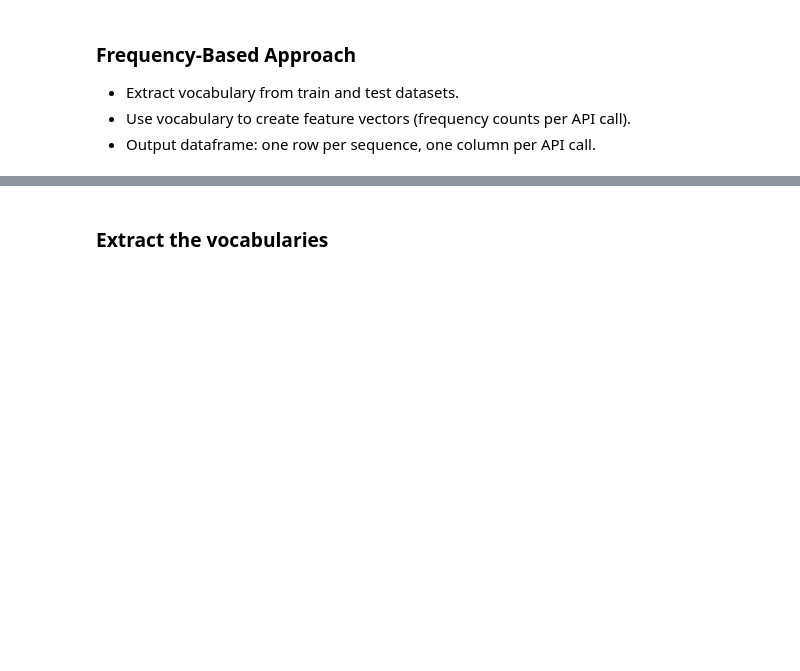
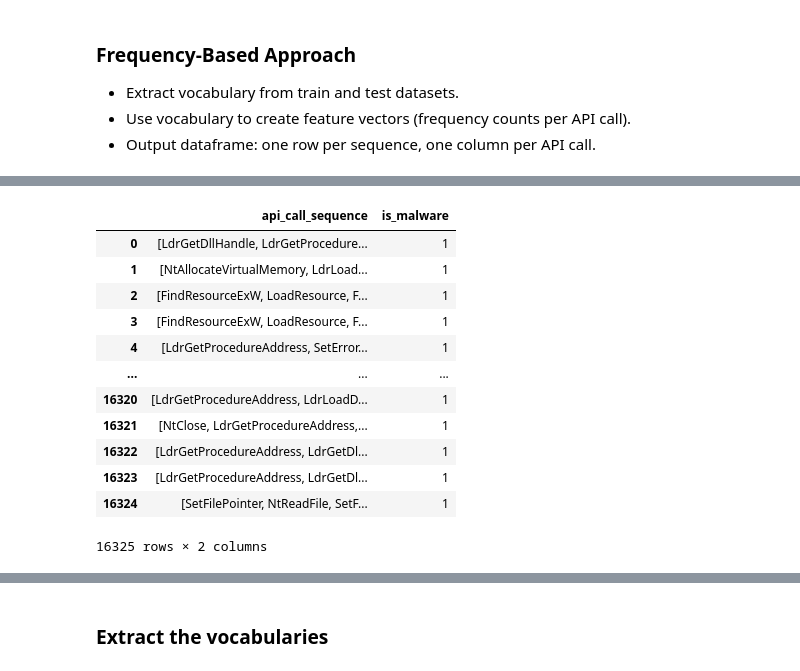
Before and after one commit to AImSecure/Laboratory2, a Jupyter notebook: lab/notebooks/Lab2_FFNN_RNN_GNN.ipynb, the cells around one changed output, grey strips where cells are left out. Drawn from its saved outputs; the diff is of its cells as text; code cells hidden in the pictures; blank space fills up the shorter version.

```diff
--- a/lab/notebooks/Lab2_FFNN_RNN_GNN.ipynb
+++ b/lab/notebooks/Lab2_FFNN_RNN_GNN.ipynb
@@ -172,0 +189,16 @@ os.makedirs(save_dir, exist_ok=True)
+# %%
+df_train
+# %% [output]
+|  | api_call_sequence | is_malware |
+| 0 | [LdrGetDllHandle, LdrGetProcedure... | 1 |
+| 1 | [NtAllocateVirtualMemory, LdrLoad... | 1 |
+| 2 | [FindResourceExW, LoadResource, F... | 1 |
+| 3 | [FindResourceExW, LoadResource, F... | 1 |
+| 4 | [LdrGetProcedureAddress, SetError... | 1 |
+| ... | ... | ... |
+| 16320 | [LdrGetProcedureAddress, LdrLoadD... | 1 |
+| 16321 | [NtClose, LdrGetProcedureAddress,... | 1 |
+| 16322 | [LdrGetProcedureAddress, LdrGetDl... | 1 |
+| 16323 | [LdrGetProcedureAddress, LdrGetDl... | 1 |
+| 16324 | [SetFilePointer, NtReadFile, SetF... | 1 |
+16325 rows × 2 columns
```
Also changed, not shown: parts of 22 cells of this notebook.
